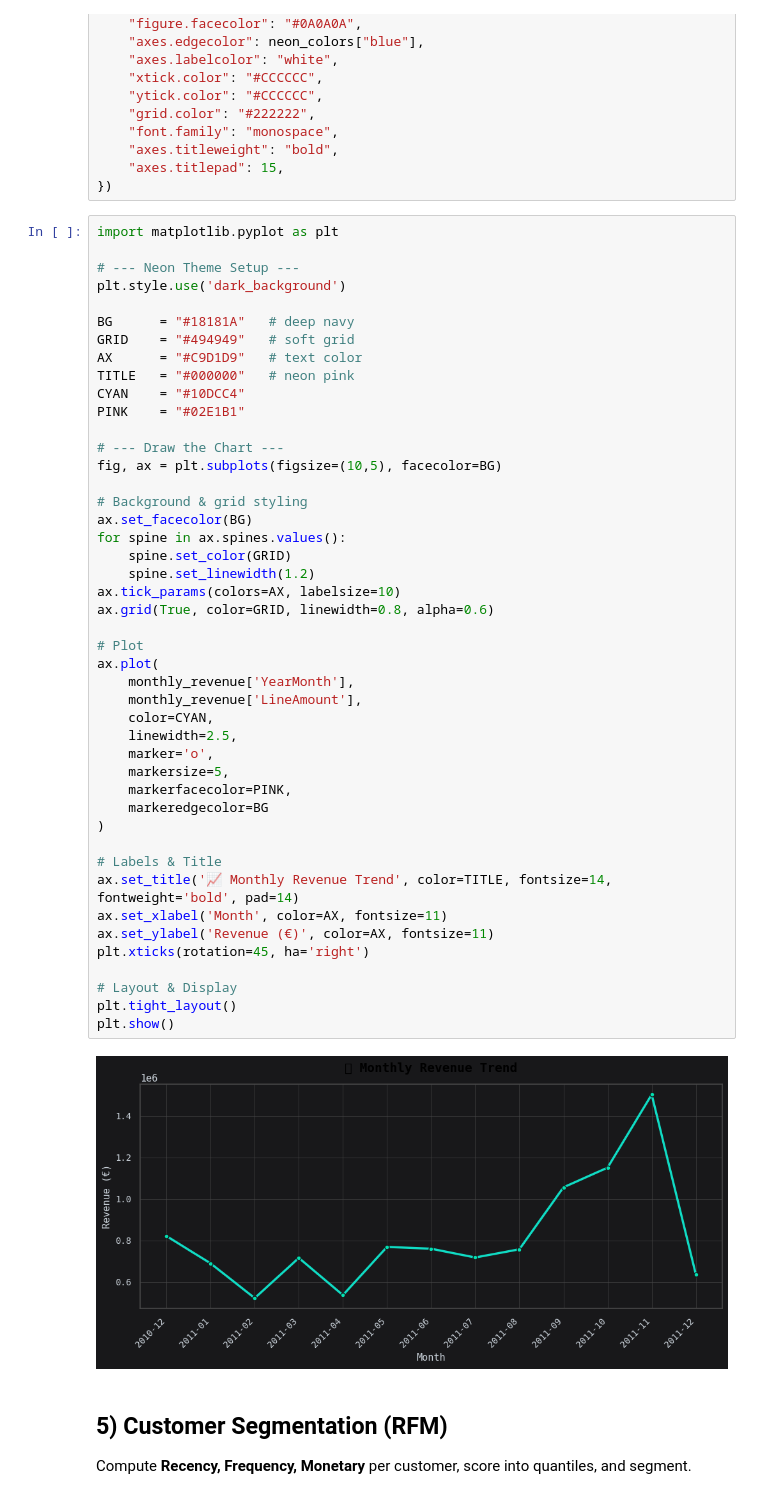
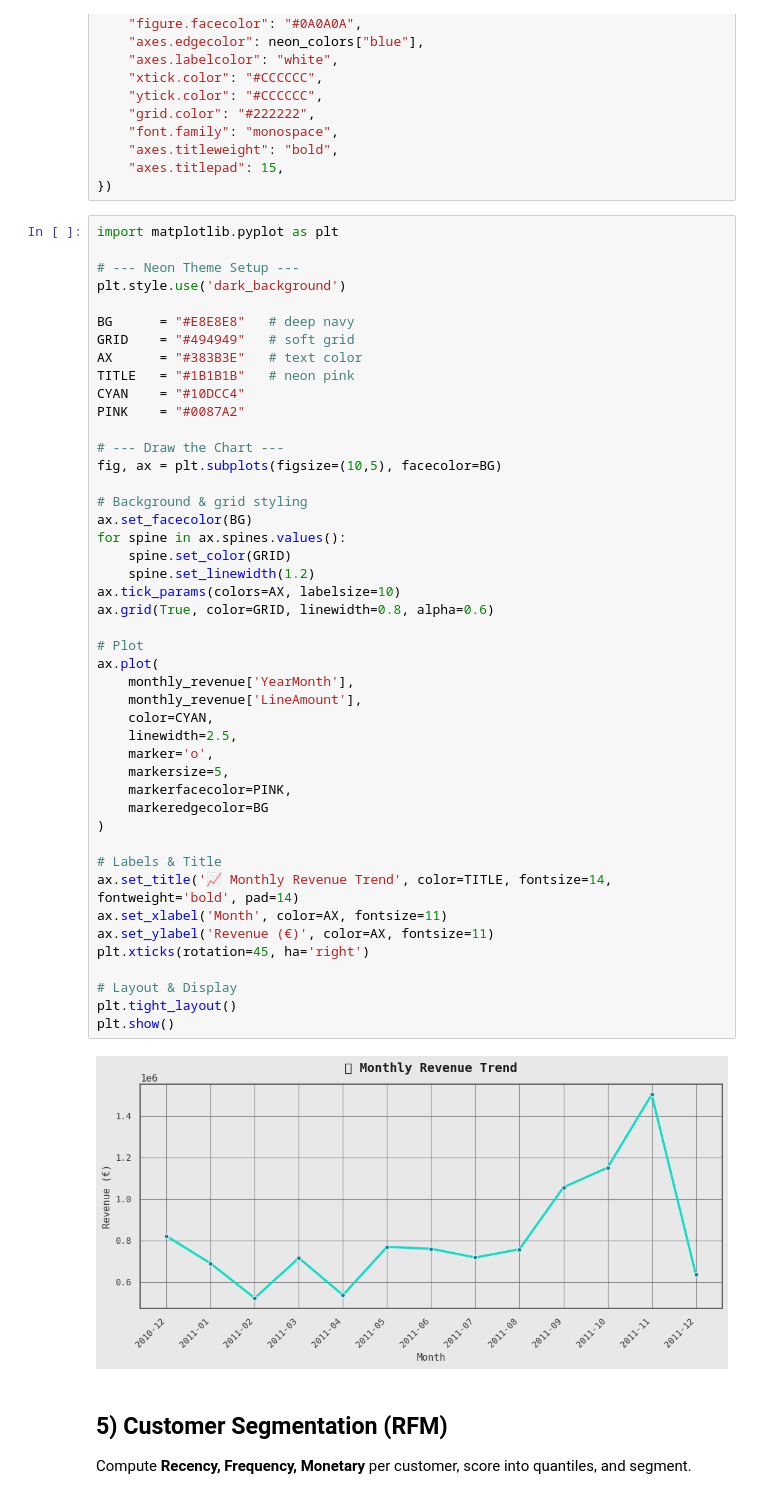
Before and after one commit to HuzeifKhan/Ecommerce-Finance-Analytics-Portfolio, a Jupyter notebook: 03_Analysis/ecommerce_analysis.ipynb, the cells around one changed output. Cells and saved outputs as stored; diff of their text form.

```diff
--- a/03_Analysis/ecommerce_analysis.ipynb
+++ b/03_Analysis/ecommerce_analysis.ipynb
@@ -192,12 +192,12 @@ import matplotlib.pyplot as plt
 # --- Neon Theme Setup ---
 plt.style.use('dark_background')
 
-BG      = "#18181A"   # deep navy
+BG      = "#E8E8E8"   # deep navy
 GRID    = "#494949"   # soft grid
-AX      = "#C9D1D9"   # text color
-TITLE   = "#000000"   # neon pink
+AX      = "#383B3E"   # text color
+TITLE   = "#1B1B1B"   # neon pink
 CYAN    = "#10DCC4"
-PINK    = "#02E1B1"
+PINK    = "#0087A2"
 
 # --- Draw the Chart ---
 fig, ax = plt.subplots(figsize=(10,5), facecolor=BG)
@@ -205,34 +205,34 @@ fig, ax = plt.subplots(figsize=(10,5), facecolor=BG)
 # Background & grid styling
 ax.set_facecolor(BG)
 for spine in ax.spines.values():
     spine.set_color(GRID)
     spine.set_linewidth(1.2)
 ax.tick_params(colors=AX, labelsize=10)
 ax.grid(True, color=GRID, linewidth=0.8, alpha=0.6)
 
 # Plot
 ax.plot(
     monthly_revenue['YearMonth'],
     monthly_revenue['LineAmount'],
     color=CYAN,
     linewidth=2.5,
     marker='o',
     markersize=5,
     markerfacecolor=PINK,
     markeredgecolor=BG
 )
 
 # Labels & Title
 ax.set_title('📈 Monthly Revenue Trend', color=TITLE, fontsize=14, fontweight='bold', pad=14)
 ax.set_xlabel('Month', color=AX, fontsize=11)
 ax.set_ylabel('Revenue (€)', color=AX, fontsize=11)
 plt.xticks(rotation=45, ha='right')
 
 # Layout & Display
 plt.tight_layout()
 plt.show()
 # %% [output]
-[figure, old version]
+[figure, new version]
 # %% [markdown]
 ## 5) Customer Segmentation (RFM)
 Compute **Recency, Frequency, Monetary** per customer, score into quantiles, and segment.
```
Also changed, not shown: parts of 2 cells of this notebook, 3 other files.
